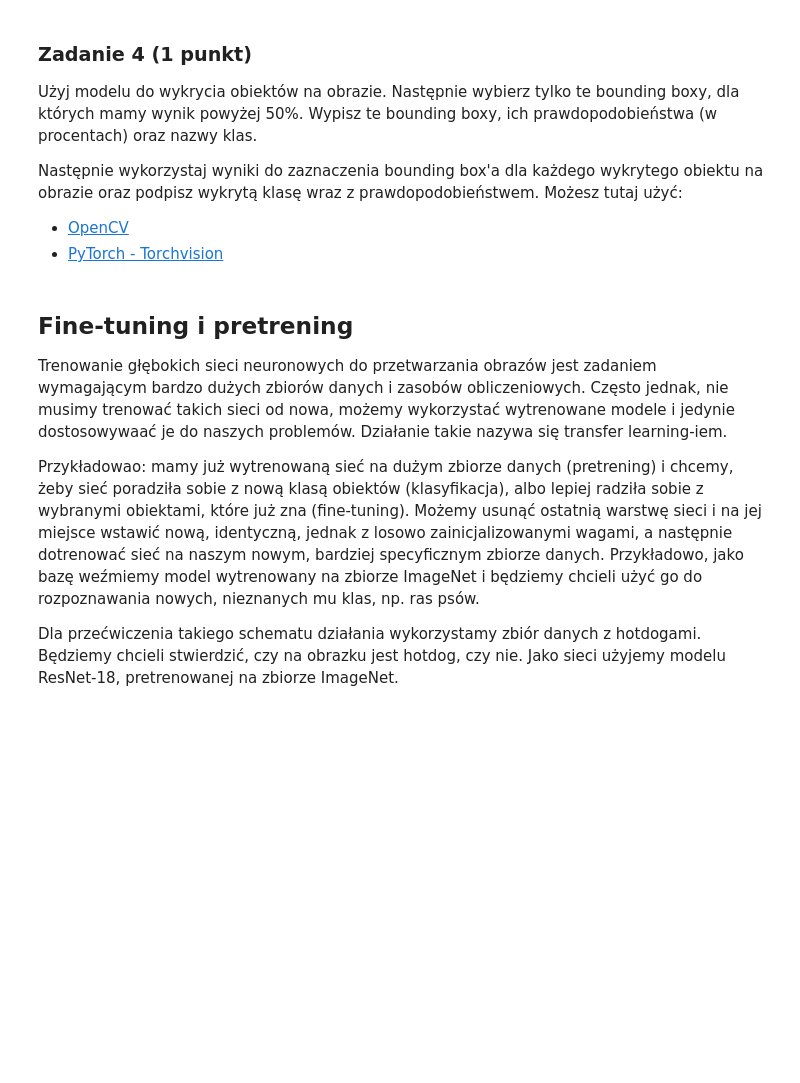
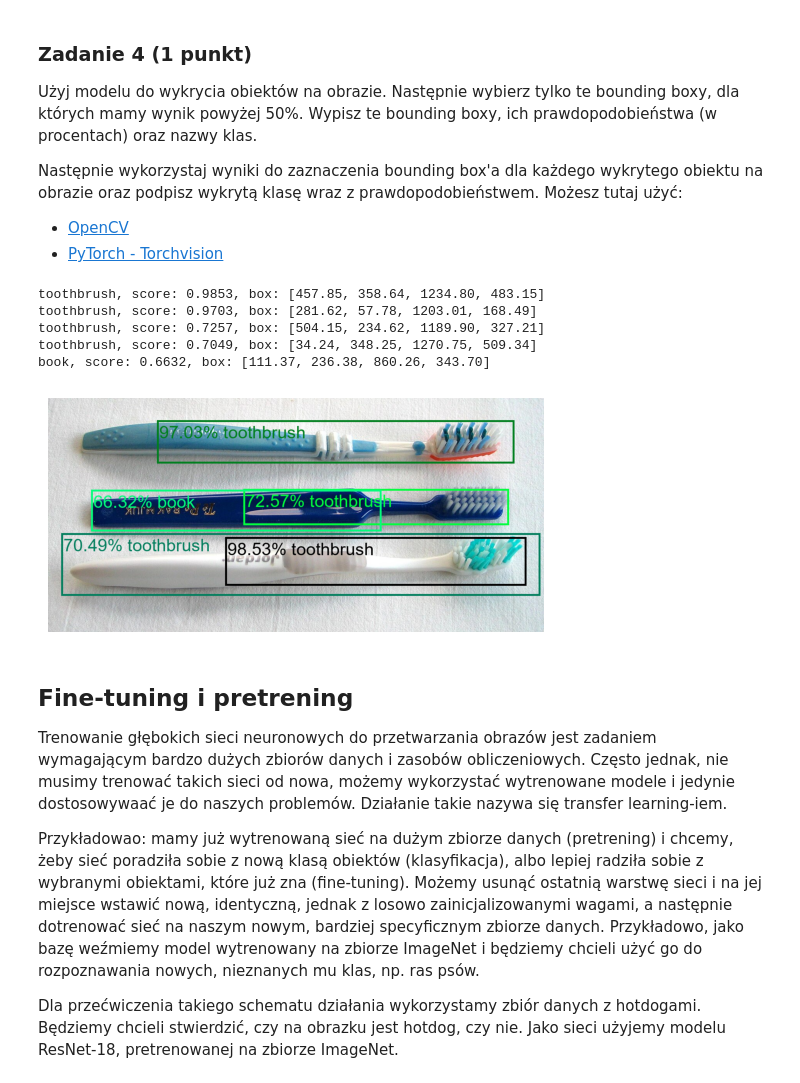
Before and after one commit to lythx/sztuczna-inteligencja, a Jupyter notebook: lab4/lab_4.ipynb, the cells around one changed output. Saved outputs shown, nothing was run; the diff lists cells and outputs as text; code cells hidden in the pictures; blank space fills up the shorter version.

```diff
--- a/lab4/lab_4.ipynb
+++ b/lab4/lab_4.ipynb
@@ -331,8 +336,6 @@ with torch.no_grad():
             if label == prediction:
                 correct[label] += 1
 
-for label in correct:
-    print(
-        f"Accuracy of {classes[correct.index(label)]:10s}: {100 * label / total[correct.index(label)]:.2f} %"
-    )
+for classname, correct_count, total_count in zip(classes, correct, total):
+    print(f"Accuracy of {classname:10s}: {100 * correct_count / total_count:.2f} %")
 # %% [output]
@@ -474,11 +477,11 @@ colors = np.random.randint(0, 256, size=(len(classes), 3))
 # %% [markdown]
 Inizjalizacja modelu ResNet50-FPN wytrenowanymi wagami. Inicjalizujemy zarówno sieć backbone jak i RCNN.
 # %%
-logits = detection.fasterrcnn_resnet50_fpn(
+model = detection.fasterrcnn_resnet50_fpn(
     weights=detection.FasterRCNN_ResNet50_FPN_Weights.DEFAULT,
     weights_backbone=torchvision.models.ResNet50_Weights.DEFAULT,
     progress=True,
     num_classes=len(classes)
 ).to(device)
-logits.eval()
+model.eval()
 # %% [output]
@@ -544,3 +541,41 @@ Następnie wykorzystaj wyniki do zaznaczenia bounding box'a dla każdego wykryte
+# %%
+# your_code
+
+with torch.no_grad():
+    predictions = model([image_tensor.to(device)])[0]
+
+boxes = predictions["boxes"][predictions["scores"] > 0.5]
+labels = predictions["labels"][predictions["scores"] > 0.5]
+scores = predictions["scores"][predictions["scores"] > 0.5]
+
+for box, label, score in zip(boxes, labels, scores):
+    classname = classes[label.item()]
+    print(f"{classname}, score: {score.item():.4f}, box: [{box[0]:.2f}, {box[1]:.2f}, {box[2]:.2f}, {box[3]:.2f}]")
+# %% [output]
+toothbrush, score: 0.9853, box: [457.85, 358.64, 1234.80, 483.15]
+toothbrush, score: 0.9703, box: [281.62, 57.78, 1203.01, 168.49]
+toothbrush, score: 0.7257, box: [504.15, 234.62, 1189.90, 327.21]
+toothbrush, score: 0.7049, box: [34.24, 348.25, 1270.75, 509.34]
+book, score: 0.6632, box: [111.37, 236.38, 860.26, 343.70]
+# %%
+from torchvision.utils import draw_bounding_boxes
+
+image_labels = [f"{(score * 100):.2f}% {classes[label]} " for label, score in zip(labels, scores)]
+
+img_box = draw_bounding_boxes(
+    image_tensor_int,
+    boxes=boxes,
+    labels=image_labels,
+    width=5,
+    font_size=45,
+    font="arial",
+)
+
+plt.imshow(img_box.permute(1, 2, 0))
+plt.axis("off")
+plt.show()
+# %% [output]
+[figure, added]
 # %% [markdown]
 ## Fine-tuning i pretrening
 
```
Also changed, not shown: parts of 27 cells of this notebook, 1 other file.
